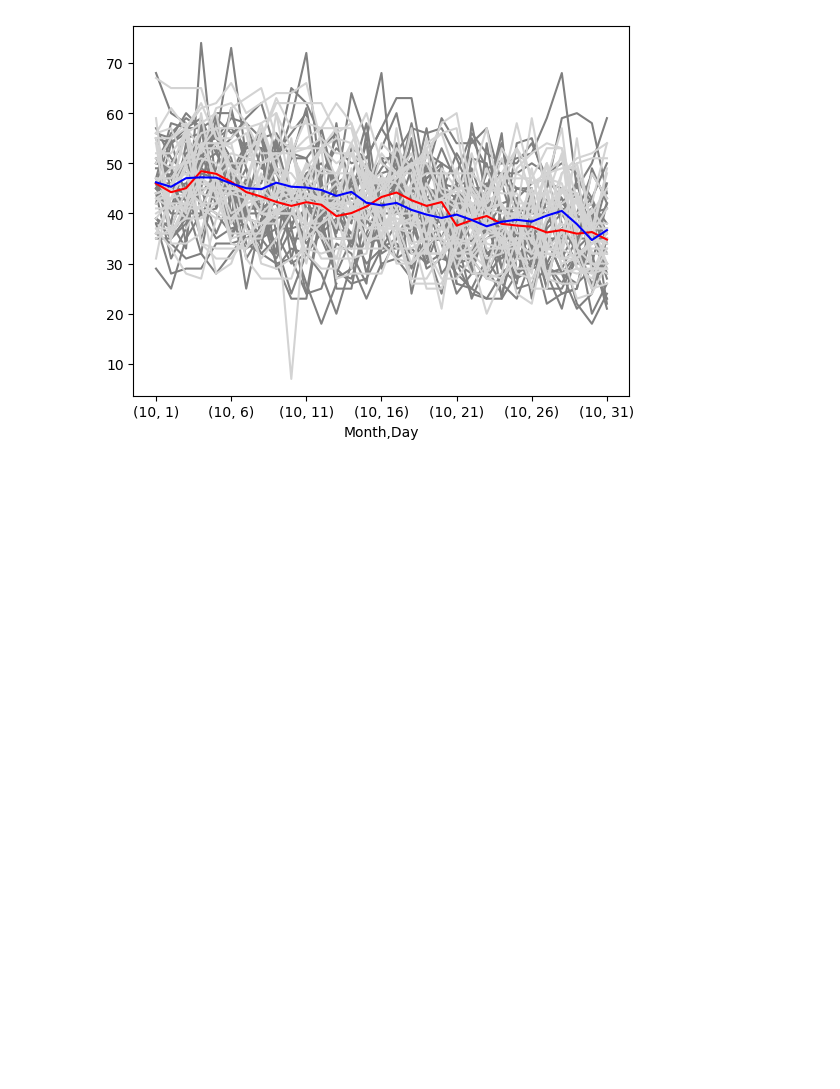
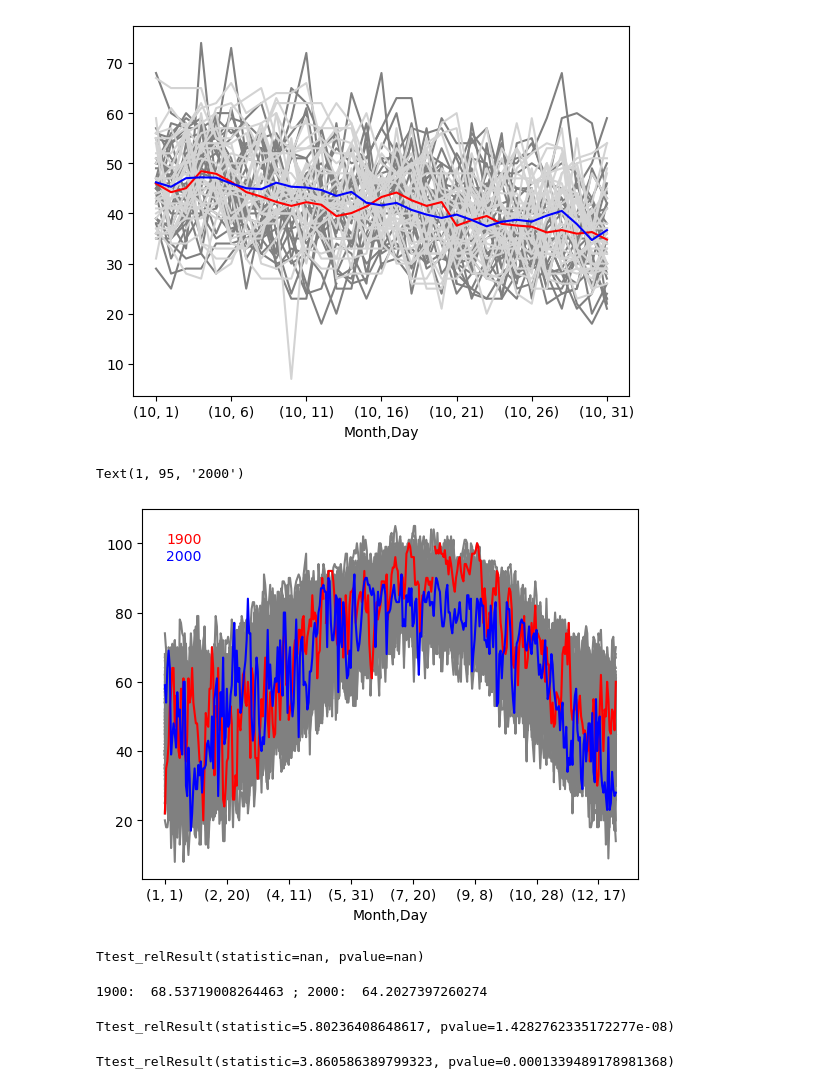
Before and after one commit to TobGerken/ISAT300, a Jupyter notebook: SemesterProject/DataPreparation.ipynb, the cells around one changed output. Drawn from its saved outputs; the diff is of its cells as text; code cells hidden in the pictures; blank space fills up the shorter version.

Commit message:
added t-test

```diff
--- a/SemesterProject/DataPreparation.ipynb
+++ b/SemesterProject/DataPreparation.ipynb
@@ -135,3 +133,30 @@ df_min.loc[[(10)]][range(1990,2020)].mean(axis=1).plot(color='b', ax = ax1)
 # %% [output]
 <AxesSubplot:xlabel='Month,Day'>
 [figure]
+# %%
+ax1 = df_max[range(1900,2000)].plot(color='grey',legend=None)
+ax1 = df_max[1900].plot(color='r')
+ax1 = df_max[2000].plot(color='b')
+plt.text(1,100, '1900', color ='r')
+plt.text(1,95, '2000', color ='b')
+# %% [output]
+Text(1, 95, '2000')
+[figure, added]
+# %%
+# Importing library
+import scipy.stats as stats
+
+# Performing the paired sample t-test
+stats.ttest_rel(df_max[1900], df_max[2000])
+# %% [output]
+Ttest_relResult(statistic=nan, pvalue=nan)
+# %%
+print('1900: ', df_max[1900].mean(), '; 2000: ', df_max[2000].mean())
+stats.ttest_rel(df_max[1900], df_max[2000],nan_policy = 'omit')
+# %% [output]
+1900:  68.53719008264463 ; 2000:  64.2027397260274
+Ttest_relResult(statistic=5.80236408648617, pvalue=1.4282762335172277e-08)
+# %%
+stats.ttest_rel(df_max[1900], df_max[2001],nan_policy = 'omit')
+# %% [output]
+Ttest_relResult(statistic=3.860586389799323, pvalue=0.0001339489178981368)
```
Also changed, not shown: parts of 7 cells of this notebook.
